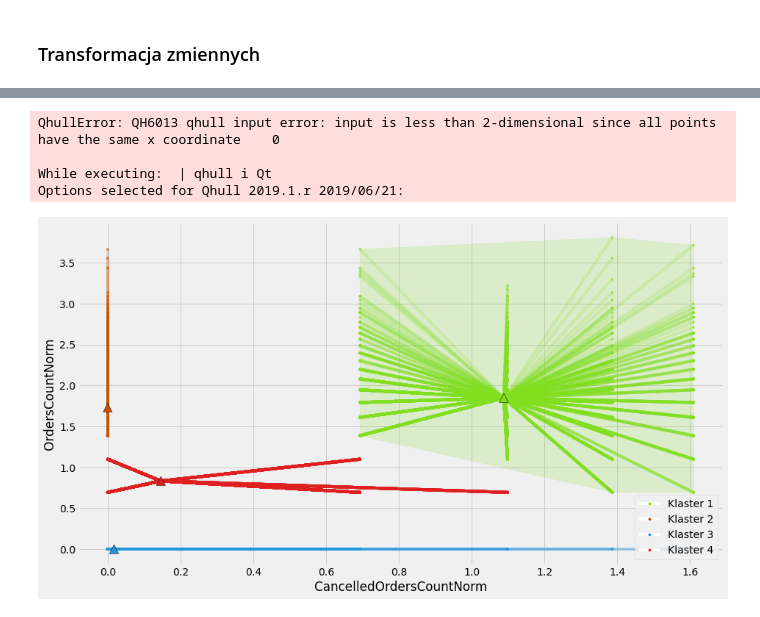
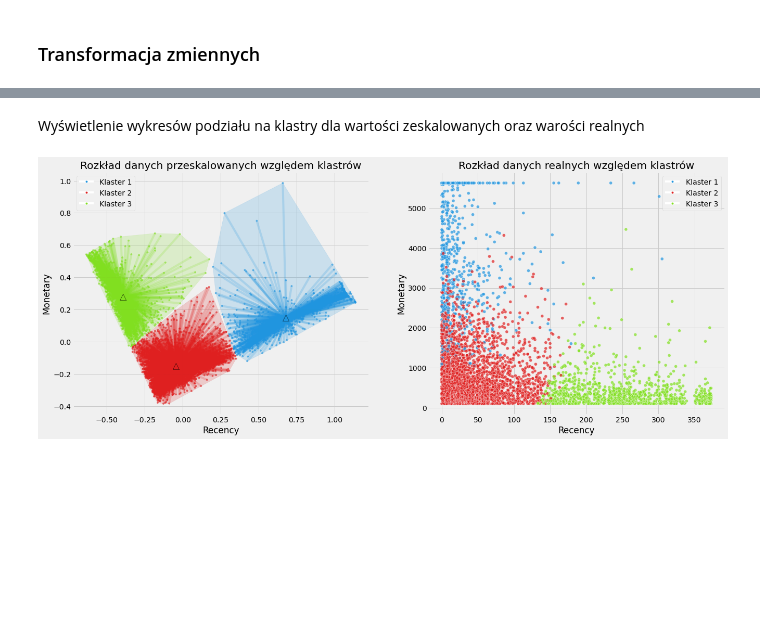
Before and after one commit to kkowalczykk/k-means-segmentation, a Jupyter notebook: main.ipynb, the cells around one changed output, grey strips where cells are left out. Drawn from its saved outputs; the diff is of its cells as text; code cells hidden in the pictures; blank space fills up the shorter version.

```diff
--- a/main.ipynb
+++ b/main.ipynb
@@ -485,0 +365,3 @@ silhouette_values = findBestN(clustering_matrix)
+# %%
+customer_df = customer_df.drop('CustomerID',axis=1)
+customer_df_scaled = pd.DataFrame(preprocessor.fit_transform(customer_df), columns=customer_df.columns)
@@ -496,9 +436,11 @@ plt.show()
 # %%
 # Klasteryzacja metodą K-means
 
-best_cluster_count = 4
+best_cluster_count = 3
 algorithm = (KMeans(n_clusters = best_cluster_count ,init='k-means++', n_init = 10 ,max_iter=300,
                         tol=0.0001,  random_state= 31  , algorithm='elkan') )
-algorithm.fit(clustering_matrix)
-labels = algorithm.labels_
+algorithm.fit(customer_df_for_clustering_scaled)
+
 centroids = algorithm.cluster_centers_
+customer_df_for_clustering_scaled['cluster'] = algorithm.labels_
+customer_df_for_clustering['cluster'] = algorithm.labels_
@@ -513,5 +449,6 @@ df_for_clustering = pd.DataFrame(clustering_matrix, columns=[variable_pair[0], v
 # %%
 sns.set_palette(sns.color_palette(colors))
-sns.displot(data=df_for_clustering, x=variable_pair[0], fill=True, hue = 'cluster' ,kind = "kde", height=8.27, aspect=11.7/8.27, palette=colors[:best_cluster_count])
-sns.displot(data=df_for_clustering, x=variable_pair[1], fill=True, hue = 'cluster',kind = "kde", height=8.27, aspect=11.7/8.27, palette=colors[:best_cluster_count])
+sns.displot(data=customer_df_for_clustering, x=variable_pair[0], fill=True, hue = 'cluster' ,kind = "kde", height=8.27, aspect=11.7/8.27, palette=colors[:best_cluster_count])
+sns.displot(data=customer_df_for_clustering, x=variable_pair[1], fill=True, hue = 'cluster',kind = "kde", height=8.27, aspect=11.7/8.27, palette=colors[:best_cluster_count])
+plt.style.use('fivethirtyeight')
 # %% [output]
@@ -531,45 +457,56 @@ Z = algorithm.predict(np.c_[xx.ravel(), yy.ravel()])
+# %% [markdown]
+Wyświetlenie wykresów podziału na klastry dla wartości zeskalowanych oraz warości realnych
 # %%
 cen_x = [i[0] for i in centroids]
 cen_y = [i[1] for i in centroids]
 
 # Mapowanie kolorów
-df_for_clustering['c'] = df_for_clustering.cluster.map({0:colors[0], 1:colors[1], 2:colors[2], 3:colors[3], 4:colors[4], 5:colors[5], 6:colors[6], 7:colors[7], 8:colors[8], 9:colors[9], \
+customer_df_for_clustering_scaled['c'] = customer_df_for_clustering_scaled.cluster.map({0:colors[0], 1:colors[1], 2:colors[2], 3:colors[3], 4:colors[4], 5:colors[5], 6:colors[6], 7:colors[7], 8:colors[8], 9:colors[9], \
+    10:colors[10], 11:colors[11]})
+customer_df_for_clustering['c'] = customer_df_for_clustering.cluster.map({0:colors[0], 1:colors[1], 2:colors[2], 3:colors[3], 4:colors[4], 5:colors[5], 6:colors[6], 7:colors[7], 8:colors[8], 9:colors[9], \
     10:colors[10], 11:colors[11]})
 
-fig, ax = plt.subplots(1, figsize=(14,8))
-ax.set_ylabel(variable_pair[1])
-ax.set_xlabel(variable_pair[0])
+plt.figure(figsize=[20,8])
 
+# ---------------------
+# Przesklowane wartości
+plt.subplot(1, 2, 1)
 # Punkty
-plt.scatter(df_for_clustering[variable_pair[0]], df_for_clustering[variable_pair[1]], c=df_for_clustering.c, alpha = 0.6, s=10)
+plt.scatter(customer_df_for_clustering_scaled[variable_pair[0]], customer_df_for_clustering_scaled[variable_pair[1]], c=customer_df_for_clustering_scaled.c, alpha = 0.6, s=10)
 
 # Centra klastrów
-plt.scatter(cen_x, cen_y, marker='^', c=colors[:len(df_for_clustering['c'].unique())], s=150, edgecolors='black', zorder=100)
-
+plt.scatter(cen_x, cen_y, marker='^', c=colors[:len(customer_df_for_clustering_scaled['c'].unique())], s=150, edgecolors='black', zorder=100)
 
 # Linie
-for idx, val in df_for_clustering.iterrows():
+for idx, val in customer_df_for_clustering_scaled.iterrows():
     x = [val[variable_pair[0]], cen_x[int(val['cluster'])],]
     y = [val[variable_pair[1]], cen_y[int(val['cluster'])]]
     plt.plot(x, y, c=val.c, alpha=0.2)
-
 # Legenda
 legend_elements = [Line2D([0], [0], marker='o', color='w', label='Klaster {}'.format(i+1),
-               markerfacecolor=mcolor, markersize=5) for i, mcolor in enumerate(df_for_clustering['c'].unique())]
+               markerfacecolor=mcolor, markersize=5) for i, mcolor in enumerate(customer_df_for_clustering_scaled['c'].unique())]
 plt.legend(handles=legend_elements, loc='best')
-
+plt.xlabel(variable_pair[0])
+plt.ylabel(variable_pair[1])
+plt.title('Rozkład danych przeskalowanych względem klastrów')
 # Obszar klastra
-for i in df_for_clustering.cluster.unique():
-    points = df_for_clustering[df_for_clustering.cluster == i][[variable_pair[0], variable_pair[1]]].values
+for i in customer_df_for_clustering_scaled.cluster.unique():
+    points = customer_df_for_clustering_scaled[customer_df_for_clustering_scaled.cluster == i][[variable_pair[0], variable_pair[1]]].values
     hull = ConvexHull(points)
     x_hull = np.append(points[hull.vertices,0],
                        points[hull.vertices,0][0])
     y_hull = np.append(points[hull.vertices,1],
                        points[hull.vertices,1][0])
     plt.fill(x_hull, y_hull, alpha=0.18, c=colors[int(i)])
+
+# ---------------------
+# Prawdziwe wartości
+plt.subplot(1, 2, 2)
+sns.scatterplot(data=customer_df_for_clustering,x=variable_pair[0],y=variable_pair[1],  c=customer_df_for_clustering.c, alpha=0.7)
+legend_elements = [Line2D([0], [0], marker='o', color='w', label='Klaster {}'.format(i+1),
+               markerfacecolor=mcolor, markersize=5) for i, mcolor in enumerate(customer_df_for_clustering['c'].unique())]
+plt.legend(handles=legend_elements, loc='best')
+plt.title('Rozkład danych realnych względem klastrów')
+plt.show()
 # %% [output]
-QhullError: QH6013 qhull input error: input is less than 2-dimensional since all points have the same x coordinate    0
-
-While executing:  | qhull i Qt
-Options selected for Qhull 2019.1.r 2019/06/21:
-[figure, old version]
+[figure, new version]
```
Also changed, not shown: parts of 56 cells of this notebook.
